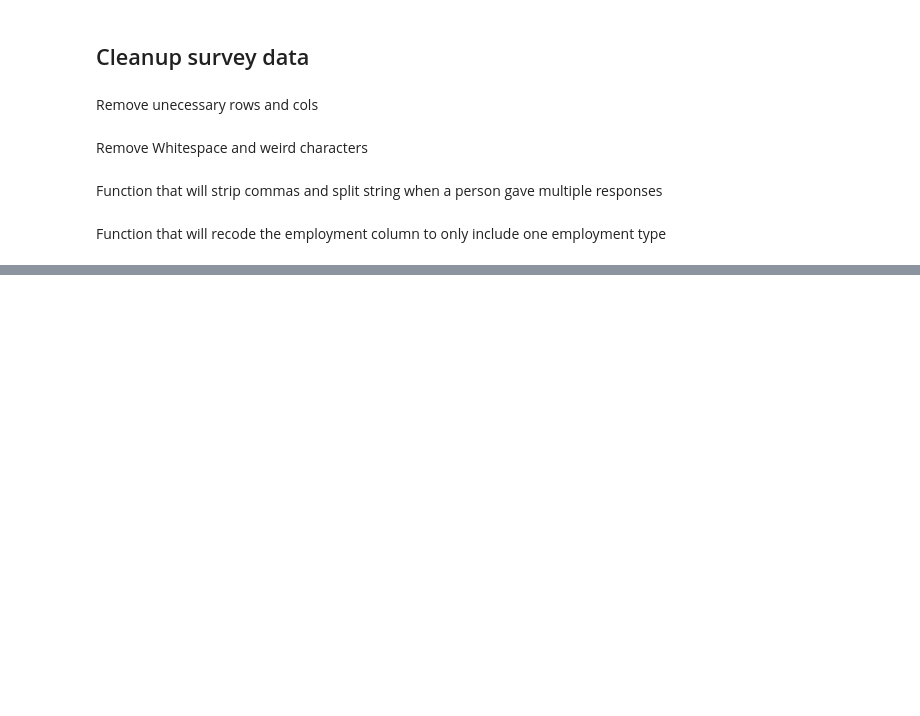
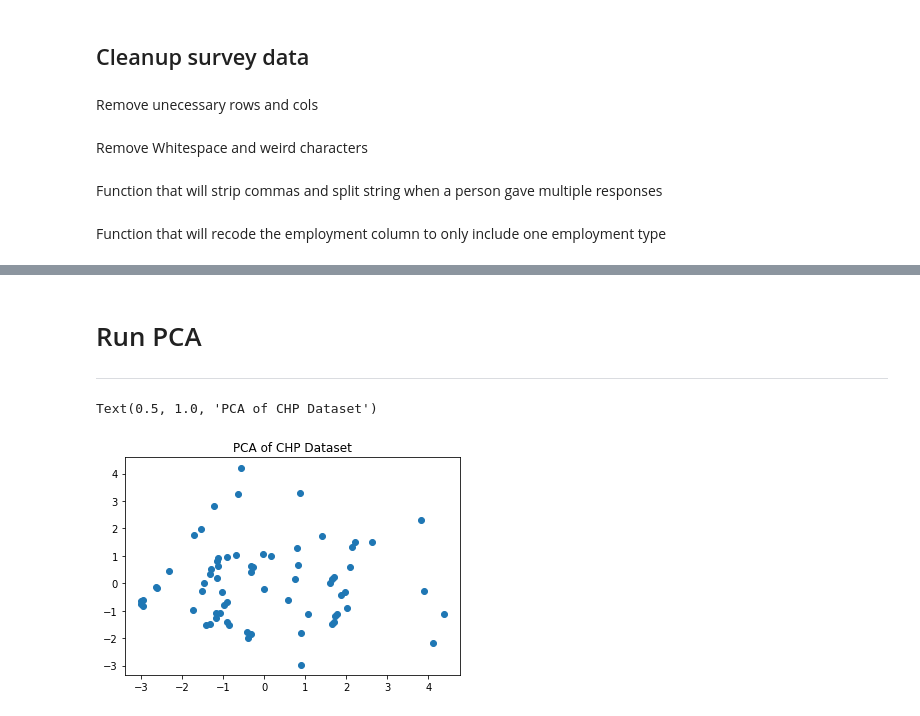
Before and after one commit to jbmoskow/CommunityHousingProject, a Jupyter notebook: CHP_PCA.ipynb, the cells around one changed output, grey strips where cells are left out. Drawn from its saved outputs; the diff is of its cells as text; code cells hidden in the pictures; blank space fills up the shorter version.

```diff
--- a/CHP_PCA.ipynb
+++ b/CHP_PCA.ipynb
@@ -104,0 +174,7 @@ list(survey.columns) # check col names
+# %%
+# One-Hot encoding
+ct = ColumnTransformer(
+[('oh', OneHotEncoder(sparse=False,handle_unknown='ignore'), ohCols)],
+    remainder='drop')
+surveyOH = pd.DataFrame(ct.fit_transform(survey),dtype=int)
+surveyOH.columns = ct.get_feature_names() # assign col names
@@ -104,0 +183,15 @@ list(survey.columns) # check col names
+# %%
+# OrdinalEncoding
+def OrdinalEncode(colName,categories):
+    "Returns a dataframe after performing ordinal encoding"
+    oe = OrdinalEncoder(categories=[categories])
+    col = np.reshape(survey[colName].values,(-1,1)) # need to do this for single cols apparently
+    return pd.DataFrame(oe.fit_transform(col),dtype=int).rename(columns={0:colName}) # replace missing col name
+# %%
+for i, col in enumerate(oeCols): # for each col to be ordinal encoded
+    df = OrdinalEncode(col,orders[i])
+    if i == 0:
+        surveyOE = df # init dataFrame
+    else:
+        surveyOE = surveyOE.join(df) # join additional frames
+surveyProc = surveyOH.join(surveyOE) # combine to create PCA-ready dataFrame
@@ -104,0 +214,15 @@ list(survey.columns) # check col names
+# %% [markdown]
+# Run PCA
+---
+# %%
+# Fit PCA
+pca = PCA(n_components=2)
+X = pca.fit_transform(surveyProc)
+# %%
+# Plotting
+plt.figure()
+plt.scatter(X[:,0],X[:,1])
+plt.title('PCA of CHP Dataset')
+# %% [output]
+Text(0.5, 1.0, 'PCA of CHP Dataset')
+[figure, added]
```
Also changed, not shown: parts of 17 cells of this notebook.
